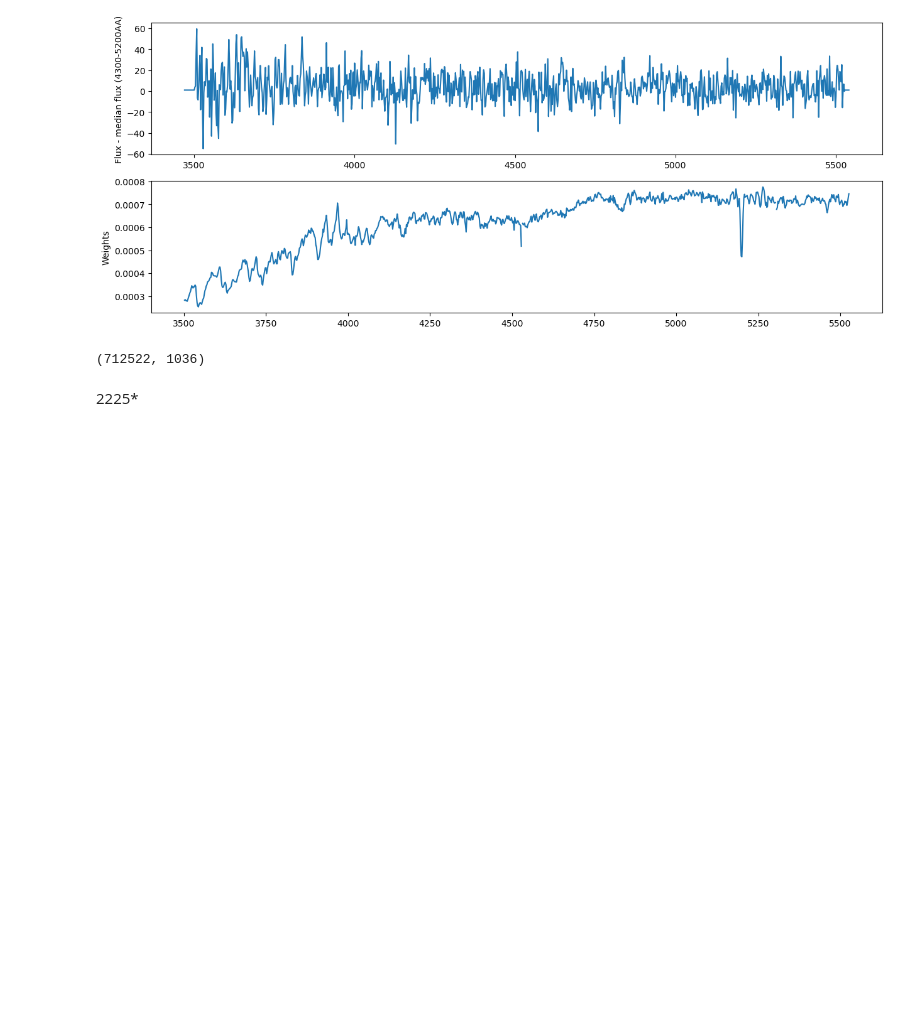
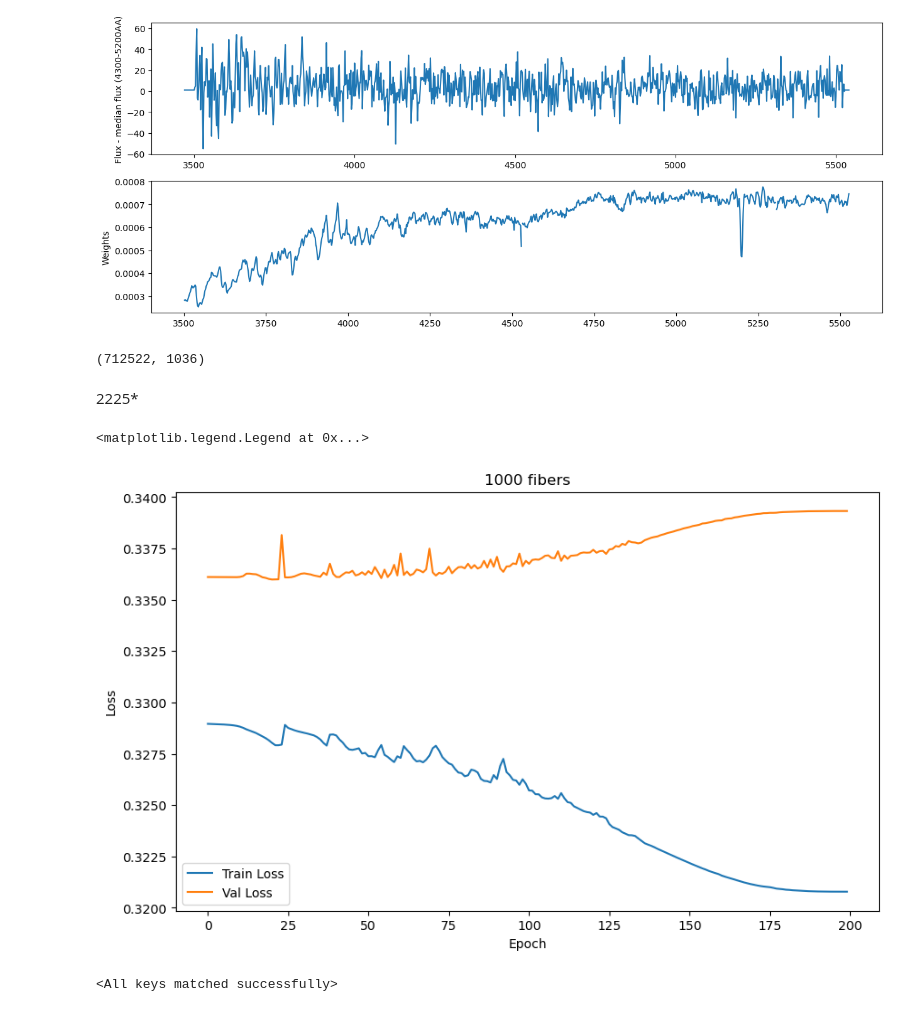
Before and after one commit to qezlou/hetdex_res, a Jupyter notebook: notebooks/spender/train_hetdex_tests.ipynb, the cells around one changed output. Drawn from its saved outputs; the diff is of its cells as text; code cells hidden in the pictures; blank space fills up the shorter version.

Commit message:
first spender reconstruction

```diff
--- a/notebooks/spender/train_hetdex_tests.ipynb
+++ b/notebooks/spender/train_hetdex_tests.ipynb
@@ -69,0 +67,36 @@ with h5py.File('/home/qezlou/projects/lae_detection/data/fib_spec/all_calfibs.h5
+# %%
+import numpy as np
+from matplotlib import pyplot as plt
+saved_file = '/home/qezlou/projects/lae_detection/data/models/m_1000_sample.pt'
+checkpoint = torch.load(saved_file)
+losses = np.array(checkpoint['losses'])
+
+
+fig, ax = plt.subplots(figsize=(10,6))
+ax.plot(losses[:,0], label='Train Loss')
+ax.plot(losses[:,1], label='Val Loss')
+ax.set_xlabel('Epoch')
+ax.set_ylabel('Loss')
+ax.set_title(f'1000 fibers')
+ax.legend()
+# %% [output]
+<matplotlib.legend.Legend at 0x...>
+[figure, added]
+# %%
+from spender import SpectrumAutoencoder, SpeculatorActivation
+from spender.data.hetdex import HETDEX
+
+instrument = HETDEX()
+wave_rest = torch.arange(3470, 5542, 2, dtype=torch.float32)
+latents = 2
+model = SpectrumAutoencoder(
+        instrument,
+        wave_rest,
+        n_latent=latents,
+        act=(SpeculatorActivation(64), SpeculatorActivation(256), SpeculatorActivation(1024), SpeculatorActivation(len(wave_rest), plus_one=True)),
+)
+
+# Load weights into model
+model.load_state_dict(checkpoint["model"])
+# %% [output]
+<All keys matched successfully>
```
Also changed, not shown: parts of 4 cells of this notebook.
